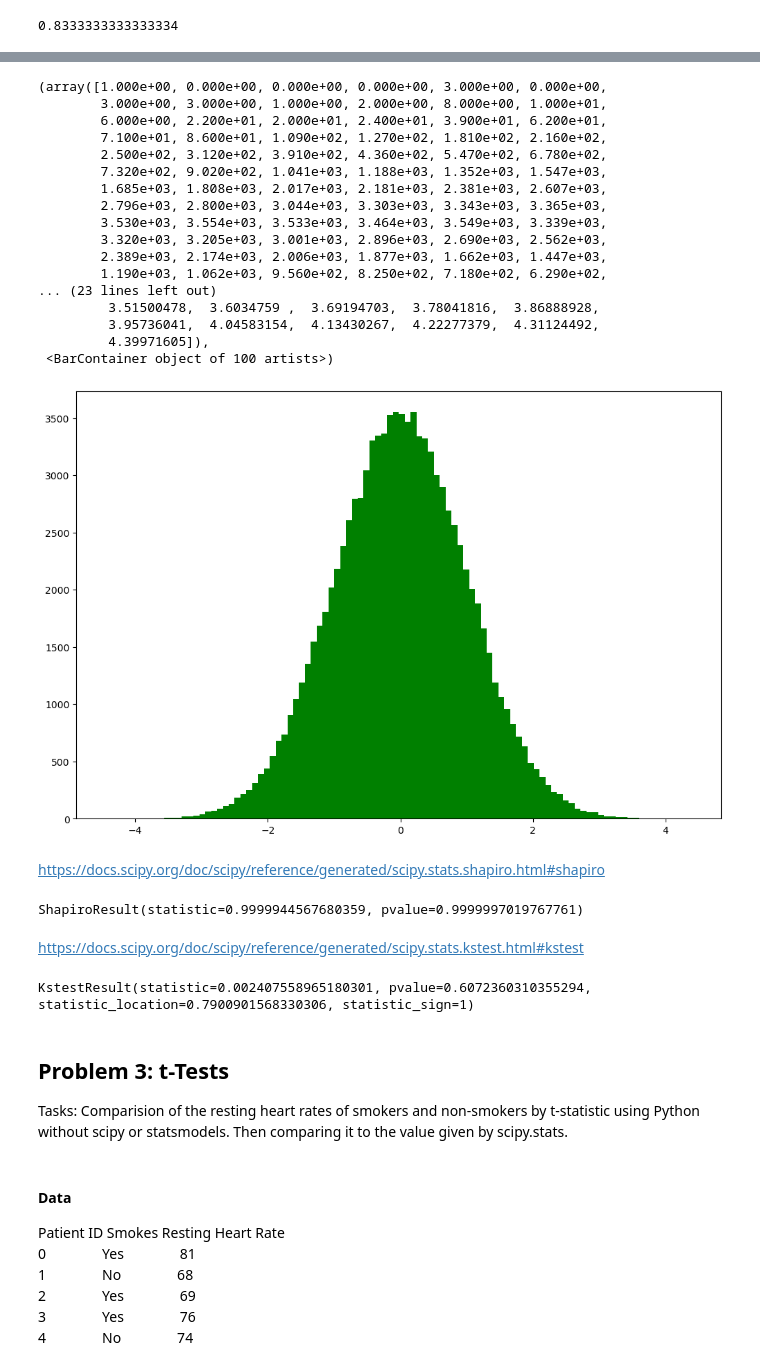
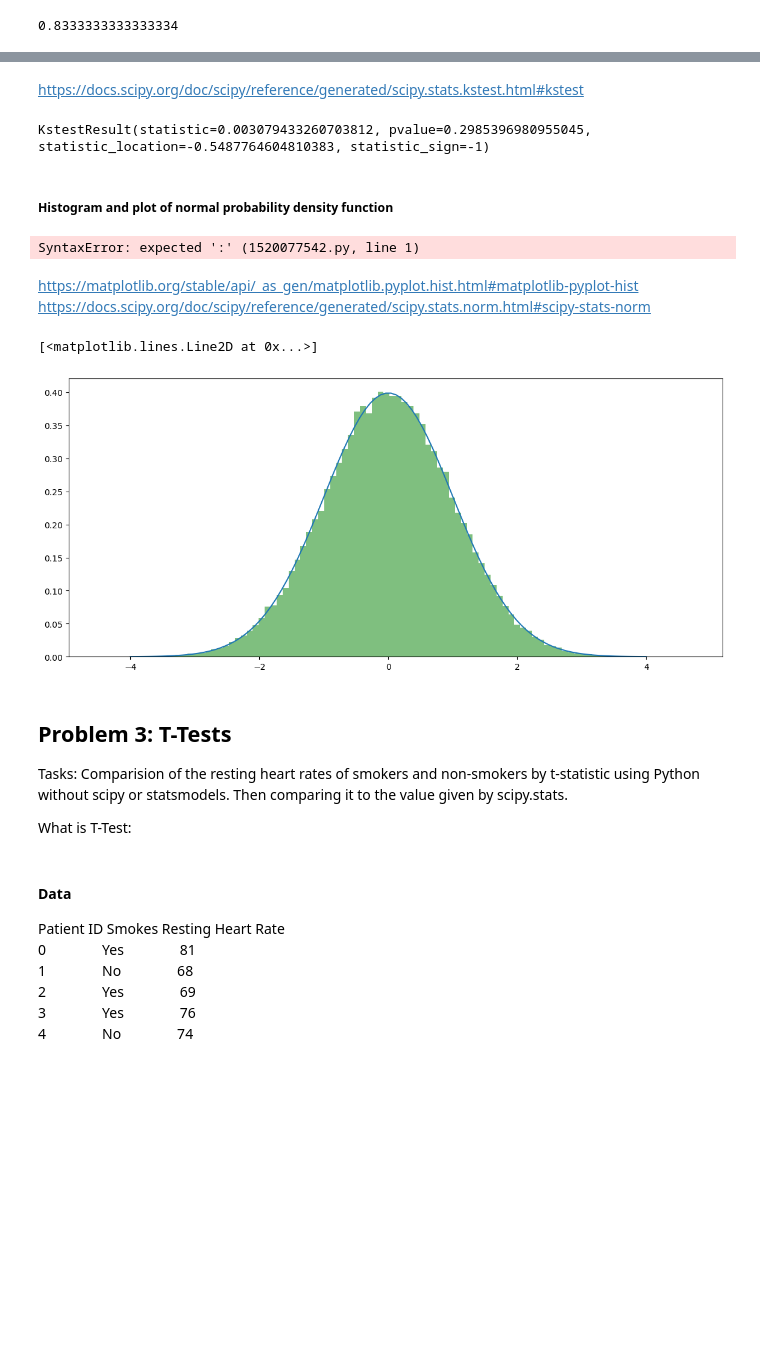
Before and after one commit to lmacakova/applied_statistics_r, a Jupyter notebook: problems.ipynb, the cells around one changed output, grey strips where cells are left out. Saved outputs shown, nothing was run; the diff lists cells and outputs as text; code cells hidden in the pictures; blank space fills up the shorter version.

```diff
--- a/problems.ipynb
+++ b/problems.ipynb
@@ -126,42 +146,34 @@ array([-0.30165369,  0.18868277,  0.12524055, ...,  1.69522046,
+# %% [markdown]
+https://docs.scipy.org/doc/scipy/reference/generated/scipy.stats.kstest.html#kstest
+# %%
+stats.kstest(data, 'norm')
+# %% [output]
+KstestResult(statistic=0.003079433260703812, pvalue=0.2985396980955045, statistic_location=-0.5487764604810383, statistic_sign=-1)
+# %% [markdown]
+##### Histogram and plot of normal probability density function
+# %%
+def f(x) = \frac{\exp(-x^2/2)}{\sqrt{2\pi}}
+# %% [output]
+SyntaxError: expected ':' (1520077542.py, line 1)
+# %% [markdown]
+https://matplotlib.org/stable/api/_as_gen/matplotlib.pyplot.hist.html#matplotlib-pyplot-hist
+https://docs.scipy.org/doc/scipy/reference/generated/scipy.stats.norm.html#scipy-stats-norm
 # %%
-fig, ax = plt.subplots(figsize=(12, 8))
-ax.hist(data, bins=100,  color='green')
+
+fig, axes = plt.subplots( figsize=(14, 6))
+plt.hist(data, bins=100,  color='green', alpha=0.5, density=True)
+x=np.linspace(-4, 4, 100)
+plt.plot(x, stats.norm.pdf(x, loc=0, scale=1)) # Standard normal PDF
 # %% [output]
-(array([1.000e+00, 0.000e+00, 0.000e+00, 0.000e+00, 3.000e+00, 0.000e+00,
-        3.000e+00, 3.000e+00, 1.000e+00, 2.000e+00, 8.000e+00, 1.000e+01,
-        6.000e+00, 2.200e+01, 2.000e+01, 2.400e+01, 3.900e+01, 6.200e+01,
-        7.100e+01, 8.600e+01, 1.090e+02, 1.270e+02, 1.810e+02, 2.160e+02,
-        2.500e+02, 3.120e+02, 3.910e+02, 4.360e+02, 5.470e+02, 6.780e+02,
-        7.320e+02, 9.020e+02, 1.041e+03, 1.188e+03, 1.352e+03, 1.547e+03,
-        1.685e+03, 1.808e+03, 2.017e+03, 2.181e+03, 2.381e+03, 2.607e+03,
-        2.796e+03, 2.800e+03, 3.044e+03, 3.303e+03, 3.343e+03, 3.365e+03,
-        3.530e+03, 3.554e+03, 3.533e+03, 3.464e+03, 3.549e+03, 3.339e+03,
-        3.320e+03, 3.205e+03, 3.001e+03, 2.896e+03, 2.690e+03, 2.562e+03,
-        2.389e+03, 2.174e+03, 2.006e+03, 1.877e+03, 1.662e+03, 1.447e+03,
-        1.190e+03, 1.062e+03, 9.560e+02, 8.250e+02, 7.180e+02, 6.290e+02,
-... (23 lines left out)
-         3.51500478,  3.6034759 ,  3.69194703,  3.78041816,  3.86888928,
-         3.95736041,  4.04583154,  4.13430267,  4.22277379,  4.31124492,
-         4.39971605]),
- <BarContainer object of 100 artists>)
+[<matplotlib.lines.Line2D at 0x...>]
-[figure, old version]
+[figure, new version]
-# %% [markdown]
-https://docs.scipy.org/doc/scipy/reference/generated/scipy.stats.shapiro.html#shapiro
-# %%
-stats.shapiro(data)
-# %% [output]
-ShapiroResult(statistic=0.9999944567680359, pvalue=0.9999997019767761)
-# %% [markdown]
-https://docs.scipy.org/doc/scipy/reference/generated/scipy.stats.kstest.html#kstest
-# %%
-stats.kstest(data, 'norm')
-# %% [output]
-KstestResult(statistic=0.002407558965180301, pvalue=0.6072360310355294, statistic_location=0.7900901568330306, statistic_sign=1)
 # %% [markdown]
-## Problem 3: t-Tests
+## Problem 3: T-Tests
 
 Tasks:
 Comparision of the resting heart rates of smokers and non-smokers by t-statistic using Python without scipy or statsmodels. Then comparing it to the value given by scipy.stats.
+
+What is T-Test:
 # %% [markdown]
 #### Data
 Patient ID	Smokes	Resting Heart Rate\
```
Also changed, not shown: parts of 28 cells of this notebook, 1 other file.
